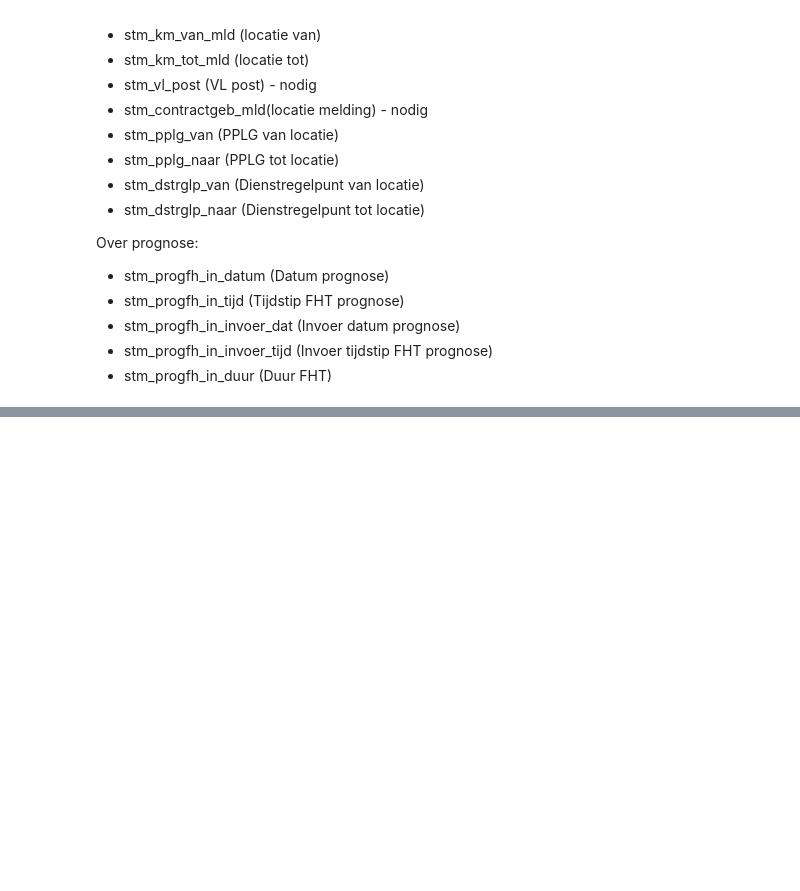
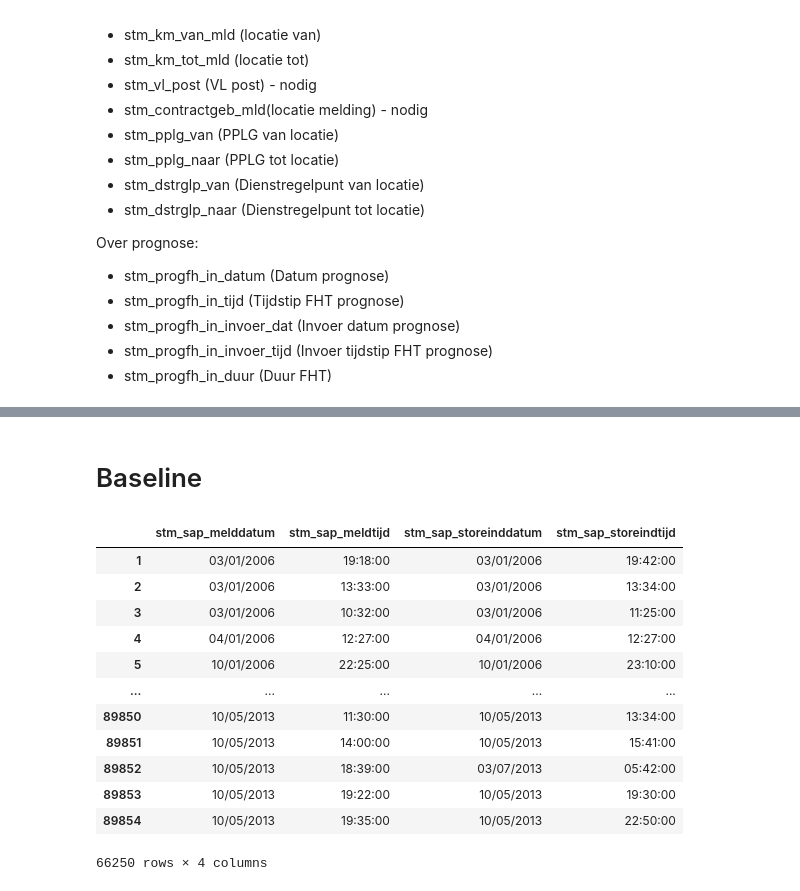
Before and after one commit to frankspak/DDB-groep11, a Jupyter notebook: Project-DDB.ipynb, the cells around one changed output, grey strips where cells are left out. Saved outputs shown, nothing was run; the diff lists cells and outputs as text; code cells hidden in the pictures; blank space fills up the shorter version.

```diff
--- a/Project-DDB.ipynb
+++ b/Project-DDB.ipynb
@@ -117,0 +124,19 @@ df[['stm_progfh_in_datum', 'stm_progfh_in_tijd', 'stm_progfh_in_invoer_dat', 'st
+# %% [markdown]
+# Baseline
+# %%
+begin_eind_tijd_dirty = df[['stm_sap_melddatum', 'stm_sap_meldtijd', 'stm_sap_storeinddatum', 'stm_sap_storeindtijd']].dropna()
+begin_eind_tijd # begin en eindtijd in dataframe gezet.
+# %% [output]
+|  | stm_sap_melddatum | stm_sap_meldtijd | stm_sap_storeinddatum | stm_sap_storeindtijd |
+| 1 | 03/01/2006 | 19:18:00 | 03/01/2006 | 19:42:00 |
+| 2 | 03/01/2006 | 13:33:00 | 03/01/2006 | 13:34:00 |
+| 3 | 03/01/2006 | 10:32:00 | 03/01/2006 | 11:25:00 |
+| 4 | 04/01/2006 | 12:27:00 | 04/01/2006 | 12:27:00 |
+| 5 | 10/01/2006 | 22:25:00 | 10/01/2006 | 23:10:00 |
+| ... | ... | ... | ... | ... |
+| 89850 | 10/05/2013 | 11:30:00 | 10/05/2013 | 13:34:00 |
+| 89851 | 10/05/2013 | 14:00:00 | 10/05/2013 | 15:41:00 |
+| 89852 | 10/05/2013 | 18:39:00 | 03/07/2013 | 05:42:00 |
+| 89853 | 10/05/2013 | 19:22:00 | 10/05/2013 | 19:30:00 |
+| 89854 | 10/05/2013 | 19:35:00 | 10/05/2013 | 22:50:00 |
+66250 rows × 4 columns
```
Also changed, not shown: parts of 13 cells of this notebook.
